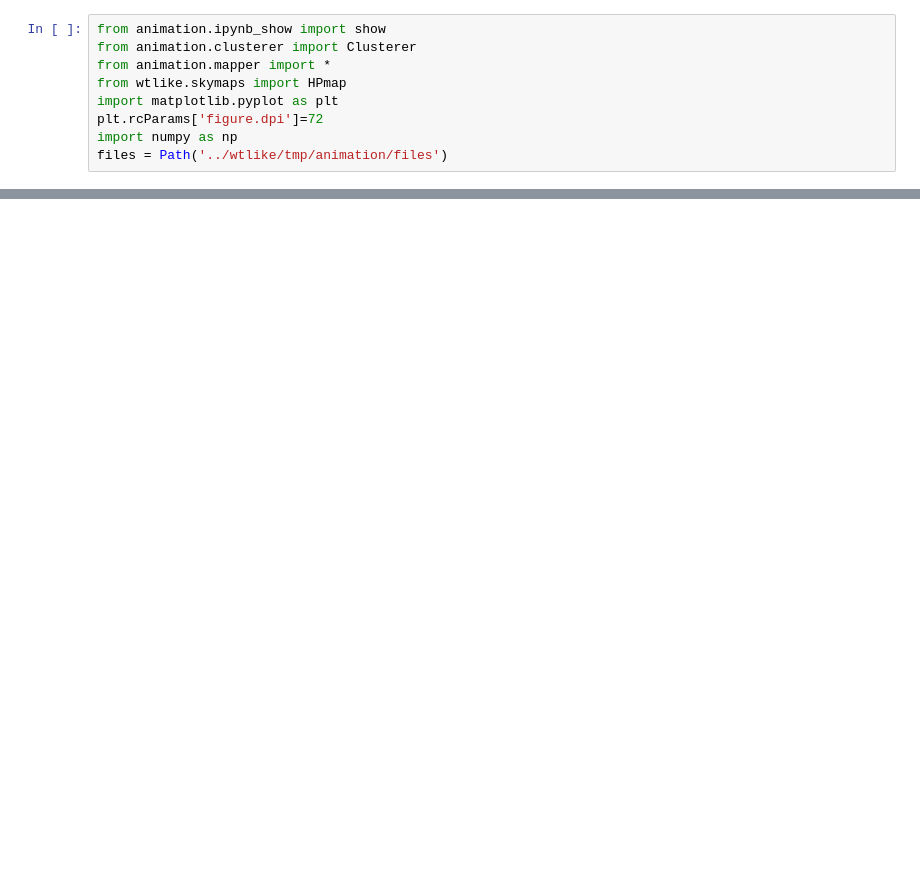
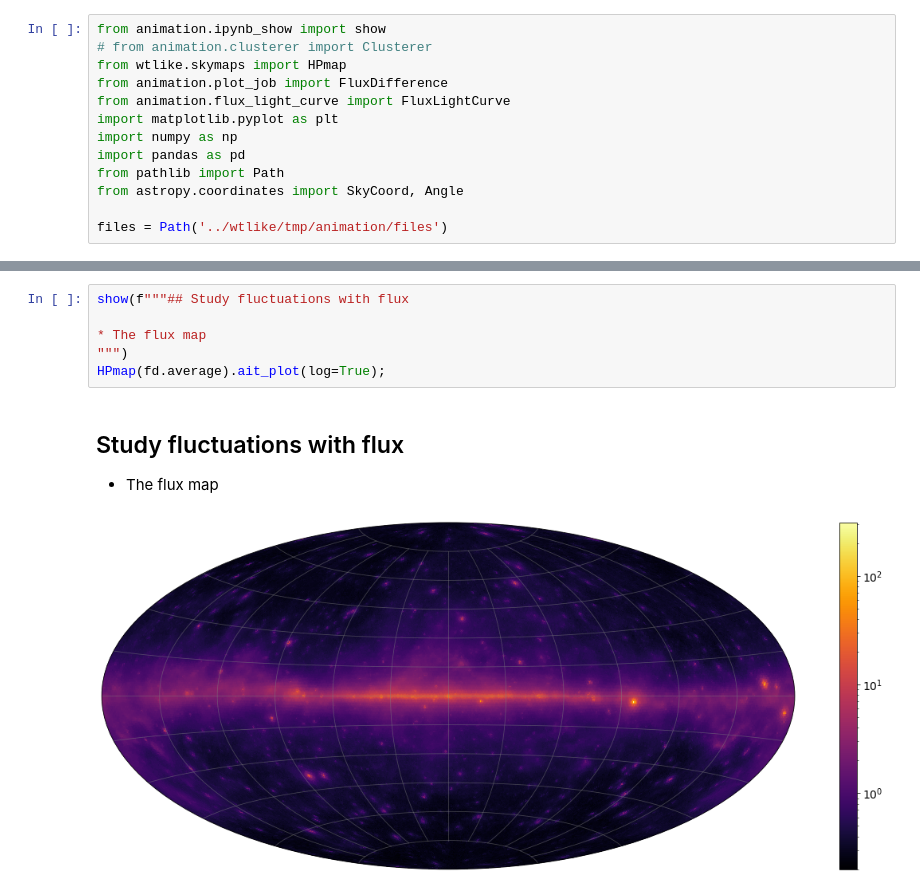
Before and after one commit to tburnett/animation, a Jupyter notebook: statistics.ipynb, the cells around one changed output, grey strips where cells are left out. Cells and saved outputs as stored; diff of their text form; blank space fills up the shorter version.

```diff
--- a/statistics.ipynb
+++ b/statistics.ipynb
@@ -1,9 +1,13 @@
 # %%
 from animation.ipynb_show import show
-from animation.clusterer import Clusterer
-from animation.mapper import *
+# from animation.clusterer import Clusterer
 from wtlike.skymaps import HPmap
+from animation.plot_job import FluxDifference
+from animation.flux_light_curve import FluxLightCurve
 import matplotlib.pyplot as plt
-plt.rcParams['figure.dpi']=72
 import numpy as np
+import pandas as pd
+from pathlib import Path
+from astropy.coordinates import SkyCoord, Angle
+
 files = Path('../wtlike/tmp/animation/files')
@@ -57,0 +75,11 @@ Note slight positive offset for fluctuations
+# %%
+show(f"""## Study fluctuations with flux
+
+* The flux map
+""")
+HPmap(fd.average).ait_plot(log=True);
+# %% [output]
+## Study fluctuations with flux
+
+* The flux map
+[figure, added]
```
Also changed, not shown: parts of 11 cells of this notebook, 4 other files.
